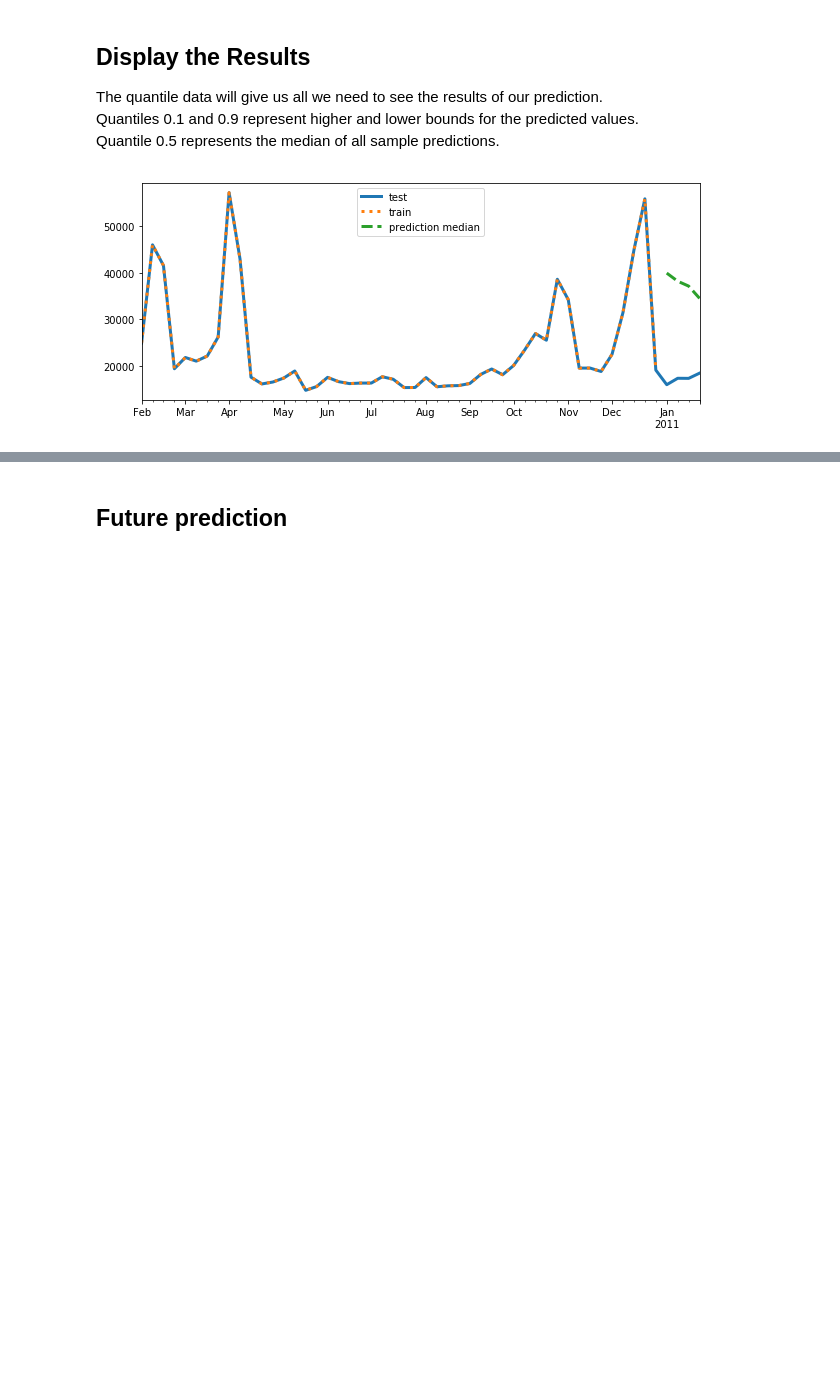
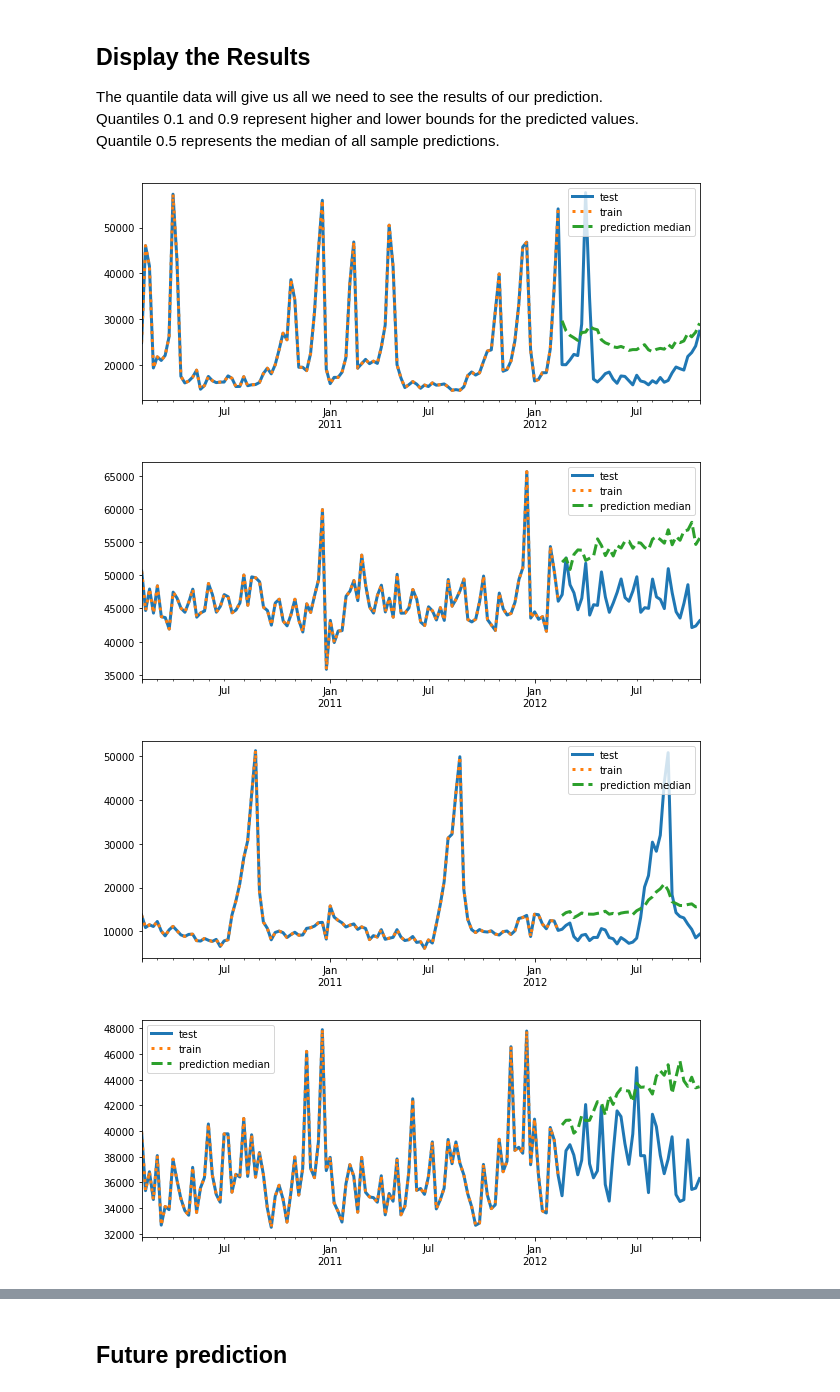
Before and after one commit to Corentin-M/Sales_forecasting, a Jupyter notebook: DeepAR_Dynamic_feat_total.ipynb, the cells around one changed output, grey strips where cells are left out. Saved outputs shown, nothing was run; the diff lists cells and outputs as text; code cells hidden in the pictures; blank space fills up the shorter version.

Commit message:
Deploy the train model and display output vs target

```diff
--- a/DeepAR_Dynamic_feat_total.ipynb
+++ b/DeepAR_Dynamic_feat_total.ipynb
@@ -141,8 +141,8 @@ print(train_df.Cat_Dept.nunique())
  72. 73. 74. 75. 76. 77. 78. 79. 80.]
 81
 # %%
-# take only 10 stores for first try of training job
-# train_df = train_df[train_df.Store < 11]
+# take only 2 stores to stay within AWS Sagemaker size limit when using the deployed model to predict
+train_df = train_df[train_df.Store < 3]
 train_df.head()
 # %% [output]
 |  | Store | Dept | Weekly_Sales | IsHoliday | Type | Size | Temperature | Fuel_Price | MarkDown1 | ... |
@@ -581,21 +592,25 @@ Quantiles 0.1 and 0.9 represent higher and lower bounds for the predicted values
 Quantile 0.5 represents the median of all sample predictions.
 # %%
 # display train/test time series and prediction median
-time_series_idx = 0
 
-pred_df = prediction_list[time_series_idx]['0.5']
-pred_df.index = time_series[time_series_idx][-6:-2].index
-pred_df
+for time_series_idx in range(10):
 
-plt.figure(figsize=(10,4))
-# test data is the whole time series
-time_series[time_series_idx][:-2].plot(label='test', lw=3)
-# train data is all but the last prediction pts
-time_series_training[time_series_idx][:-2].plot(label='train', ls=':', lw=3)
+    pred_df = prediction_list[time_series_idx]['0.5']
+    pred_df.index = time_series[time_series_idx][-38:-2].index
+    pred_df
 
-pred_df.plot(label='prediction median', ls="--", lw=3)
+    plt.figure(figsize=(10,4))
+    # test data is the whole time series
+    time_series[time_series_idx][:-2].plot(label='test', lw=3)
+    # train data is all but the last prediction pts
+    time_series_training[time_series_idx][:-2].plot(label='train', ls=':', lw=3)
 
-plt.legend()
-plt.show()
+    pred_df.plot(label='prediction median', ls="--", lw=3)
+
+    plt.legend()
+    plt.show()
 # %% [output]
-[figure, old version]
+[figure, new version]
+[figure, added]
+[figure, added]
+[figure, added]
```
Also changed, not shown: parts of 9 cells of this notebook.
